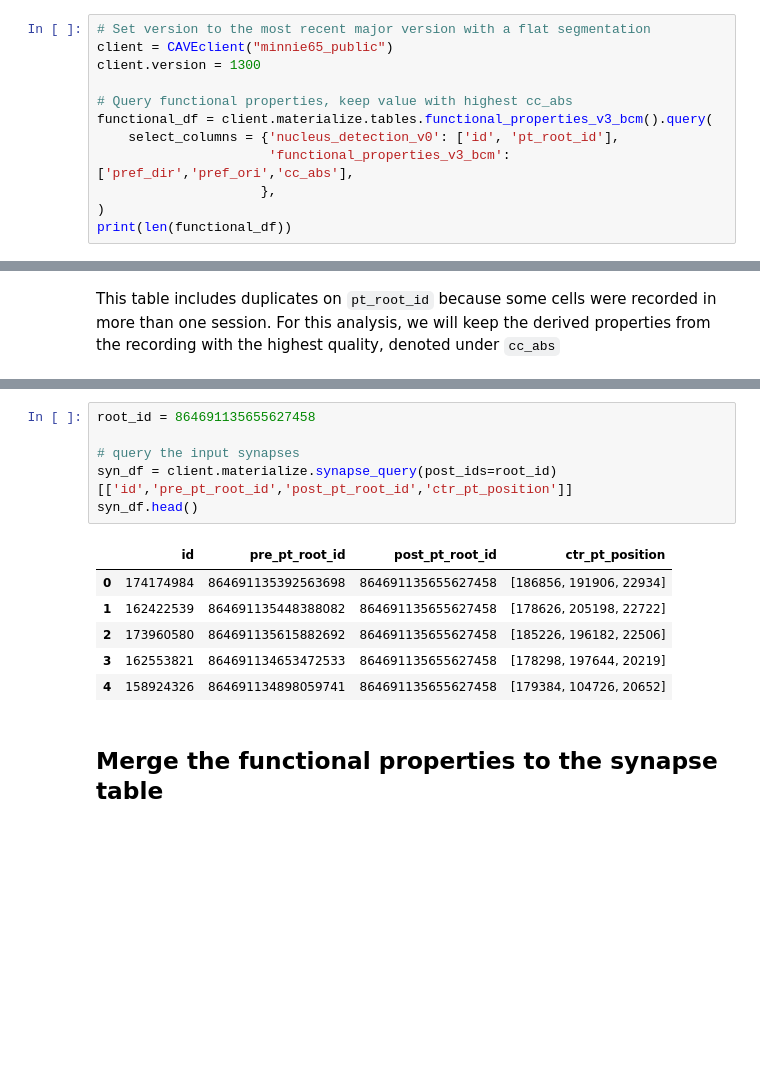
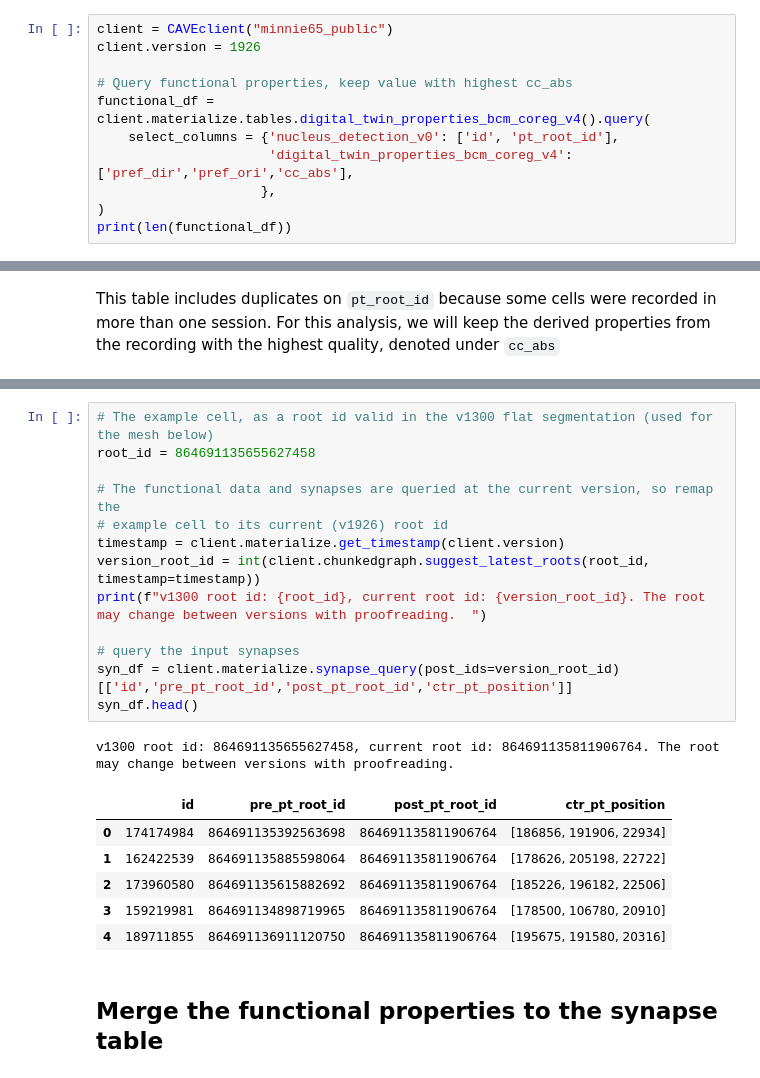
Before and after one commit to AllenInstitute/microns_tutorial, a Jupyter notebook: tutorial_book/examples/functional_inputs_orientation.ipynb, the cells around one changed output, grey strips where cells are left out. Cells and saved outputs as stored; diff of their text form; blank space fills up the shorter version.

Commit message:
updated the coregistration example

```diff
--- a/tutorial_book/examples/functional_inputs_orientation.ipynb
+++ b/tutorial_book/examples/functional_inputs_orientation.ipynb
@@ -30,12 +32,11 @@ warnings.filterwarnings("ignore", category=RuntimeWarning)
 # %%
-# Set version to the most recent major version with a flat segmentation
 client = CAVEclient("minnie65_public")
-client.version = 1300
+client.version = 1926
 
 # Query functional properties, keep value with highest cc_abs
-functional_df = client.materialize.tables.functional_properties_v3_bcm().query(
+functional_df = client.materialize.tables.digital_twin_properties_bcm_coreg_v4().query(
     select_columns = {'nucleus_detection_v0': ['id', 'pt_root_id'],
-                      'functional_properties_v3_bcm': ['pref_dir','pref_ori','cc_abs'],
+                      'digital_twin_properties_bcm_coreg_v4': ['pref_dir','pref_ori','cc_abs'],
                      },
 )
 print(len(functional_df))
@@ -59,16 +63,24 @@ print(len(functional_df))
 # %%
+# The example cell, as a root id valid in the v1300 flat segmentation (used for the mesh below)
 root_id = 864691135655627458
 
+# The functional data and synapses are queried at the current version, so remap the
+# example cell to its current (v1926) root id
+timestamp = client.materialize.get_timestamp(client.version)
+version_root_id = int(client.chunkedgraph.suggest_latest_roots(root_id, timestamp=timestamp))
+print(f"v1300 root id: {root_id}, current root id: {version_root_id}. The root may change between versions with proofreading.  ")
+
 # query the input synapses
-syn_df = client.materialize.synapse_query(post_ids=root_id)[['id','pre_pt_root_id','post_pt_root_id','ctr_pt_position']]
+syn_df = client.materialize.synapse_query(post_ids=version_root_id)[['id','pre_pt_root_id','post_pt_root_id','ctr_pt_position']]
 syn_df.head()
 # %% [output]
+v1300 root id: 864691135655627458, current root id: 864691135811906764. The root may change between versions with proofreading.
 |  | id | pre_pt_root_id | post_pt_root_id | ctr_pt_position |
-| 0 | 174174984 | 864691135392563698 | 864691135655627458 | [186856, 191906, 22934] |
-| 1 | 162422539 | 864691135448388082 | 864691135655627458 | [178626, 205198, 22722] |
-| 2 | 173960580 | 864691135615882692 | 864691135655627458 | [185226, 196182, 22506] |
-| 3 | 162553821 | 864691134653472533 | 864691135655627458 | [178298, 197644, 20219] |
-| 4 | 158924326 | 864691134898059741 | 864691135655627458 | [179384, 104726, 20652] |
+| 0 | 174174984 | 864691135392563698 | 864691135811906764 | [186856, 191906, 22934] |
+| 1 | 162422539 | 864691135885598064 | 864691135811906764 | [178626, 205198, 22722] |
+| 2 | 173960580 | 864691135615882692 | 864691135811906764 | [185226, 196182, 22506] |
+| 3 | 159219981 | 864691134898719965 | 864691135811906764 | [178500, 106780, 20910] |
+| 4 | 189711855 | 864691136911120750 | 864691135811906764 | [195675, 191580, 20316] |
 # %% [markdown]
 ## Merge the functional properties to the synapse table
 # %%
```
Also changed, not shown: parts of 9 cells of this notebook, 1 other file.
